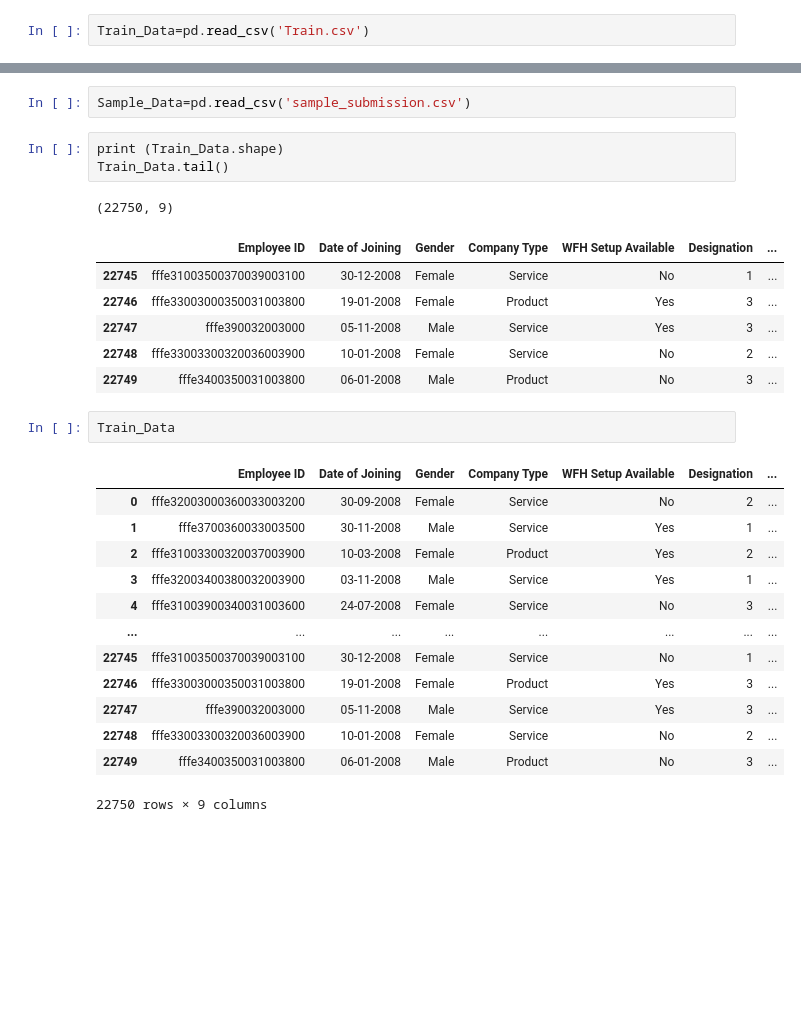
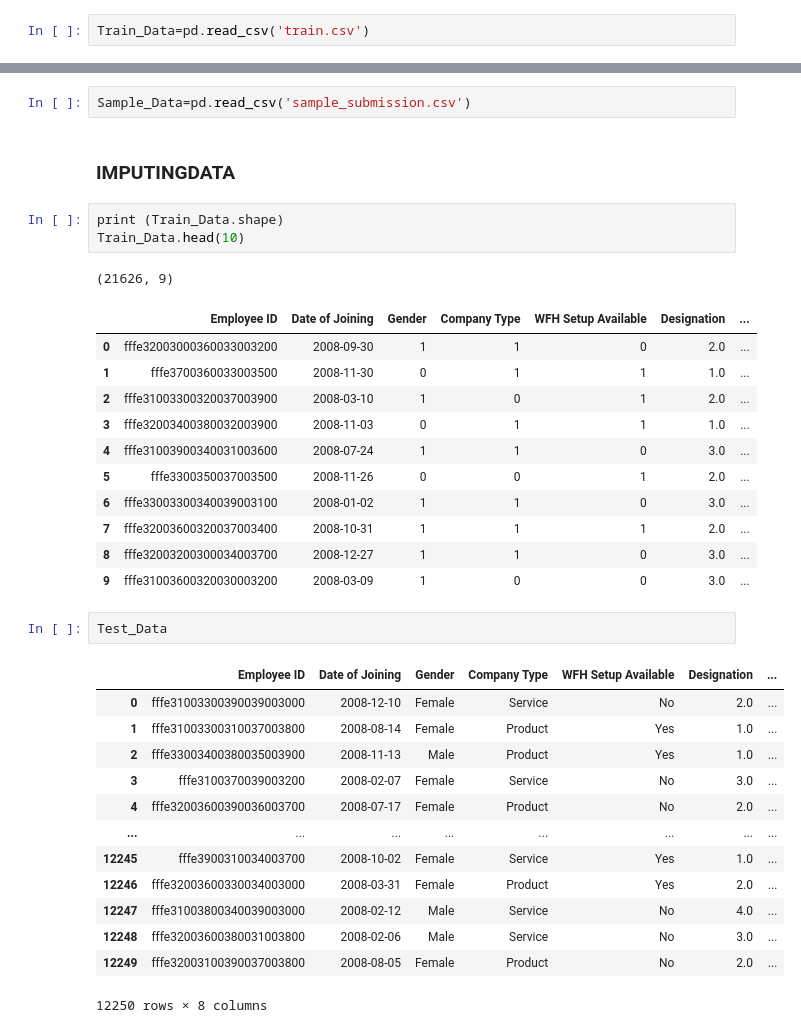
Before and after one commit to Vidhi-Khubchandani/Employee-Burnout, a Jupyter notebook: ML Project.ipynb, the cells around one changed output, grey strips where cells are left out. Saved outputs shown, nothing was run; the diff lists cells and outputs as text; blank space fills up the shorter version.

Commit message:
Clean Data Created. Next divide into train , test and validation data a

```diff
--- a/ML Project.ipynb
+++ b/ML Project.ipynb
@@ -9,35 +10,42 @@ import matplotlib.pyplot as plt
 # %% [markdown]
 # Importing Data
 # %%
-Train_Data=pd.read_csv('Train.csv')
+Train_Data=pd.read_csv('train.csv')
 # %%
 Test_Data=pd.read_csv('Test.csv')
 # %%
 Sample_Data=pd.read_csv('sample_submission.csv')
+# %% [markdown]
+###  IMPUTINGDATA
 # %%
 print (Train_Data.shape)
-Train_Data.tail()
+Train_Data.head(10)
 # %% [output]
-(22750, 9)
+(21626, 9)
 |  | Employee ID | Date of Joining | Gender | Company Type | WFH Setup Available | Designation | ... |
-| 22745 | fffe31003500370039003100 | 30-12-2008 | Female | Service | No | 1 | ... |
-| 22746 | fffe33003000350031003800 | 19-01-2008 | Female | Product | Yes | 3 | ... |
-| 22747 | fffe390032003000 | 05-11-2008 | Male | Service | Yes | 3 | ... |
-| 22748 | fffe33003300320036003900 | 10-01-2008 | Female | Service | No | 2 | ... |
-| 22749 | fffe3400350031003800 | 06-01-2008 | Male | Product | No | 3 | ... |
+| 0 | fffe32003000360033003200 | 2008-09-30 | 1 | 1 | 0 | 2.0 | ... |
+| 1 | fffe3700360033003500 | 2008-11-30 | 0 | 1 | 1 | 1.0 | ... |
+| 2 | fffe31003300320037003900 | 2008-03-10 | 1 | 0 | 1 | 2.0 | ... |
+| 3 | fffe32003400380032003900 | 2008-11-03 | 0 | 1 | 1 | 1.0 | ... |
+| 4 | fffe31003900340031003600 | 2008-07-24 | 1 | 1 | 0 | 3.0 | ... |
+| 5 | fffe3300350037003500 | 2008-11-26 | 0 | 0 | 1 | 2.0 | ... |
+| 6 | fffe33003300340039003100 | 2008-01-02 | 1 | 1 | 0 | 3.0 | ... |
+| 7 | fffe32003600320037003400 | 2008-10-31 | 1 | 1 | 1 | 2.0 | ... |
+| 8 | fffe32003200300034003700 | 2008-12-27 | 1 | 1 | 0 | 3.0 | ... |
+| 9 | fffe31003600320030003200 | 2008-03-09 | 1 | 0 | 0 | 3.0 | ... |
 # %%
-Train_Data
+Test_Data
 # %% [output]
 |  | Employee ID | Date of Joining | Gender | Company Type | WFH Setup Available | Designation | ... |
-| 0 | fffe32003000360033003200 | 30-09-2008 | Female | Service | No | 2 | ... |
-| 1 | fffe3700360033003500 | 30-11-2008 | Male | Service | Yes | 1 | ... |
-| 2 | fffe31003300320037003900 | 10-03-2008 | Female | Product | Yes | 2 | ... |
-| 3 | fffe32003400380032003900 | 03-11-2008 | Male | Service | Yes | 1 | ... |
-| 4 | fffe31003900340031003600 | 24-07-2008 | Female | Service | No | 3 | ... |
+| 0 | fffe31003300390039003000 | 2008-12-10 | Female | Service | No | 2.0 | ... |
+| 1 | fffe31003300310037003800 | 2008-08-14 | Female | Product | Yes | 1.0 | ... |
+| 2 | fffe33003400380035003900 | 2008-11-13 | Male | Product | Yes | 1.0 | ... |
+| 3 | fffe3100370039003200 | 2008-02-07 | Female | Service | No | 3.0 | ... |
+| 4 | fffe32003600390036003700 | 2008-07-17 | Female | Product | No | 2.0 | ... |
 | ... | ... | ... | ... | ... | ... | ... | ... |
-| 22745 | fffe31003500370039003100 | 30-12-2008 | Female | Service | No | 1 | ... |
-| 22746 | fffe33003000350031003800 | 19-01-2008 | Female | Product | Yes | 3 | ... |
-| 22747 | fffe390032003000 | 05-11-2008 | Male | Service | Yes | 3 | ... |
-| 22748 | fffe33003300320036003900 | 10-01-2008 | Female | Service | No | 2 | ... |
-| 22749 | fffe3400350031003800 | 06-01-2008 | Male | Product | No | 3 | ... |
+| 12245 | fffe3900310034003700 | 2008-10-02 | Female | Service | Yes | 1.0 | ... |
+| 12246 | fffe32003600330034003000 | 2008-03-31 | Female | Product | Yes | 2.0 | ... |
+| 12247 | fffe31003800340039003000 | 2008-02-12 | Male | Service | No | 4.0 | ... |
+| 12248 | fffe32003600380031003800 | 2008-02-06 | Male | Service | No | 3.0 | ... |
+| 12249 | fffe32003100390037003800 | 2008-08-05 | Female | Product | No | 2.0 | ... |
-22750 rows × 9 columns
+12250 rows × 8 columns
```
Also changed, not shown: parts of 34 cells of this notebook, 2 other files.
